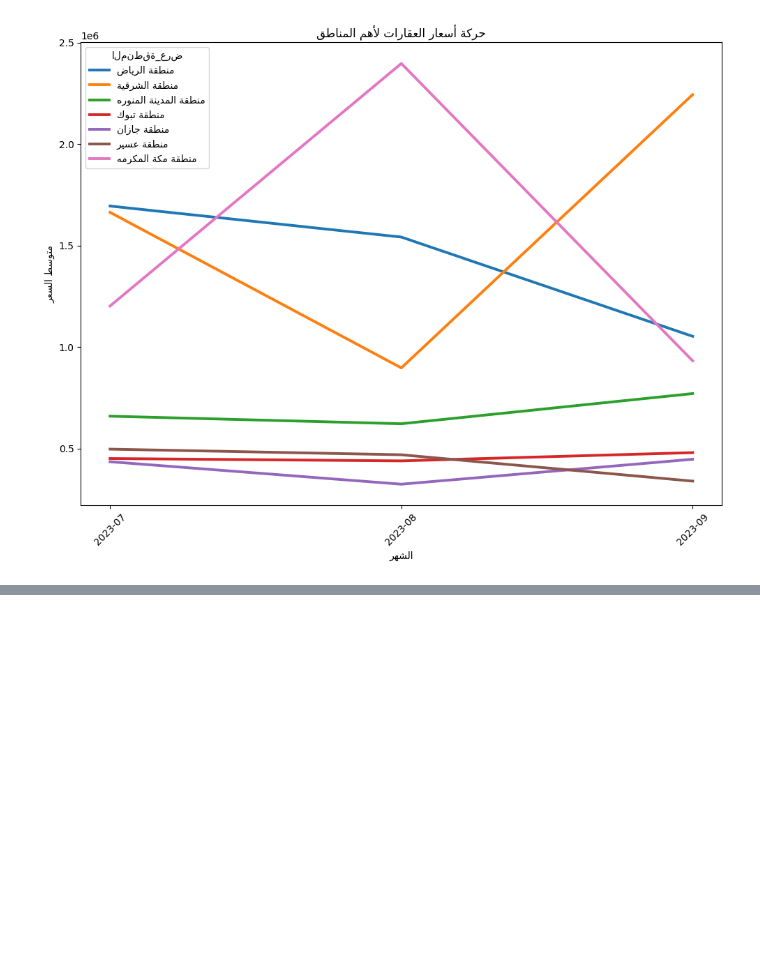
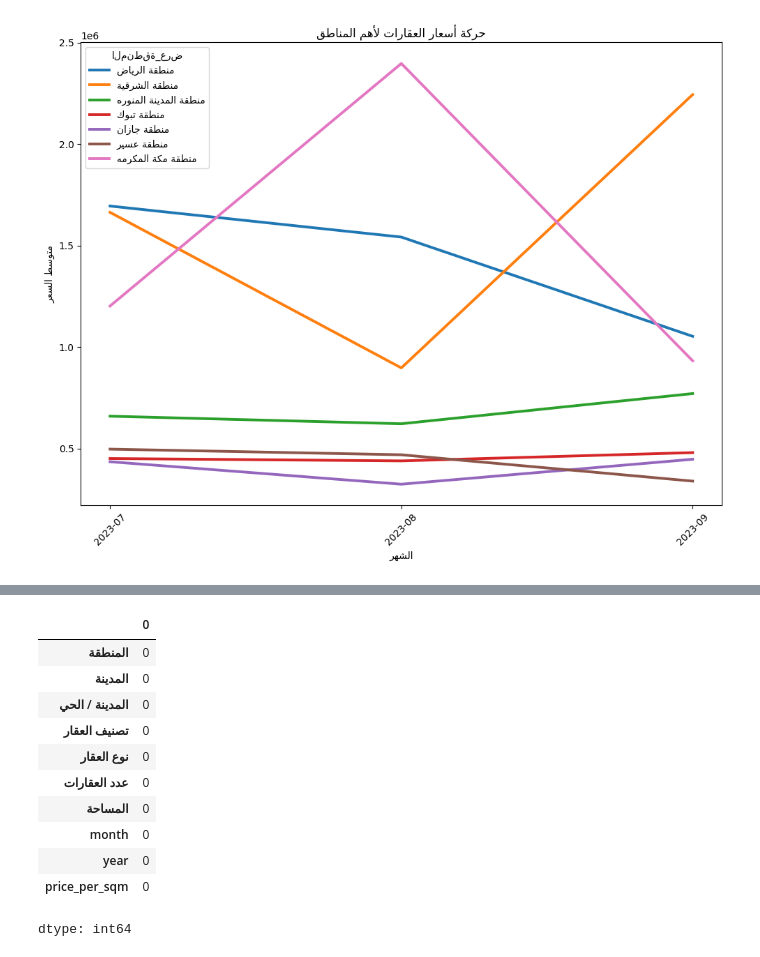
Before and after one commit to asmasw6/Data-Science, a Jupyter notebook: Real_Estate_Price_Trend_Analysis_by_Region_and_City.ipynb, the cells around one changed output, grey strips where cells are left out. Cells and saved outputs as stored; diff of their text form; code cells hidden in the pictures; blank space fills up the shorter version.

```diff
--- a/Real_Estate_Price_Trend_Analysis_by_Region_and_City.ipynb
+++ b/Real_Estate_Price_Trend_Analysis_by_Region_and_City.ipynb
@@ -279,0 +385,15 @@ plt.show()
+# %%
+np.isinf(X_encoded).sum()
+# %% [output]
+|  | 0 |
+| المنطقة | 0 |
+| المدينة | 0 |
+| المدينة / الحي | 0 |
+| تصنيف العقار | 0 |
+| نوع العقار | 0 |
+| عدد العقارات | 0 |
+| المساحة | 0 |
+| month | 0 |
+| year | 0 |
+| price_per_sqm | 0 |
+dtype: int64
```
Also changed, not shown: parts of 14 cells of this notebook.
